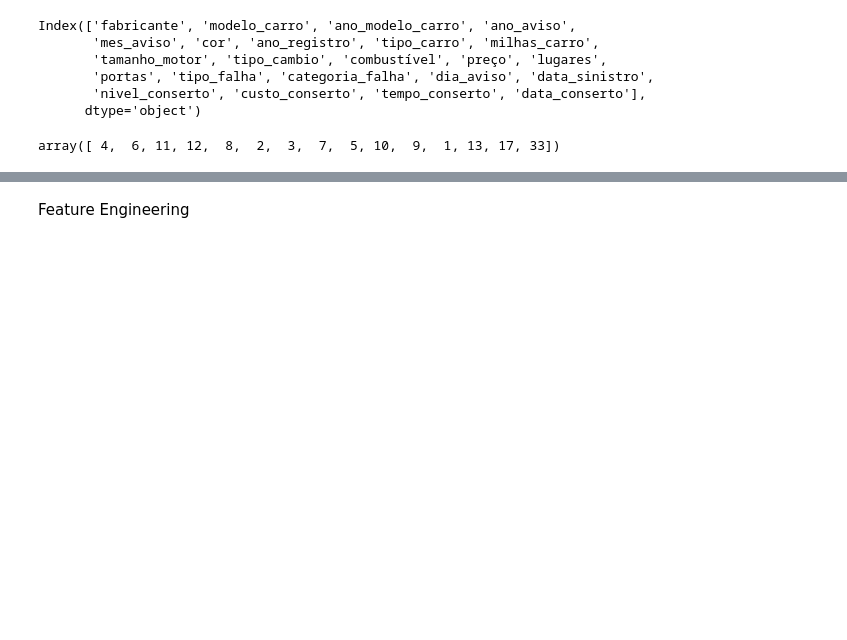
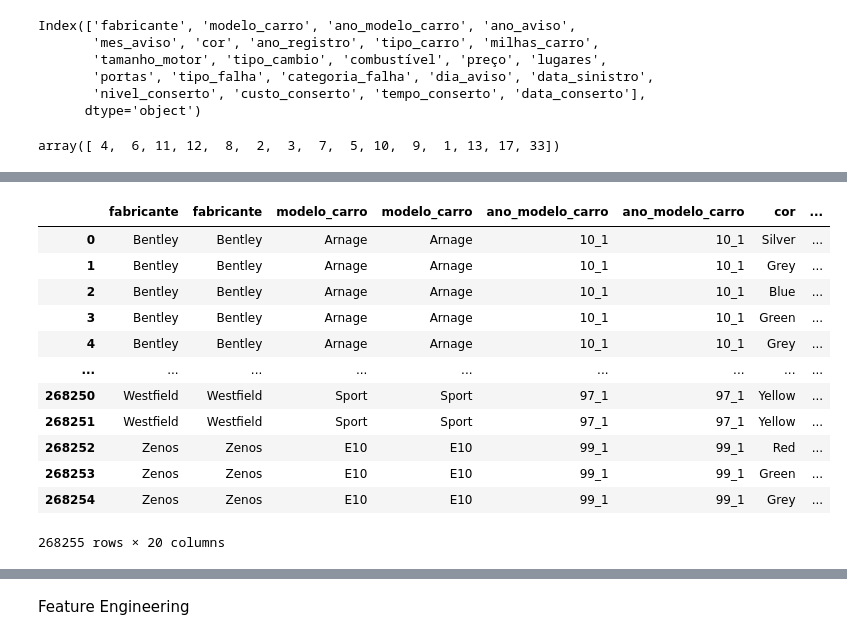
Before and after one commit to estevanmendes/data_science, a Jupyter notebook: EDA.ipynb, the cells around one changed output, grey strips where cells are left out. Saved outputs shown, nothing was run; the diff lists cells and outputs as text; code cells hidden in the pictures; blank space fills up the shorter version.

```diff
--- a/EDA.ipynb
+++ b/EDA.ipynb
@@ -225,0 +646,16 @@ cont_columns=['preço',"ano_aviso",'tempo_conserto',"milhas_carro","custo_conser
+# %%
+preprocessor.df[preprocessor.cat_columns]#.info()
+# %% [output]
+|  | fabricante | fabricante | modelo_carro | modelo_carro | ano_modelo_carro | ano_modelo_carro | cor | ... |
+| 0 | Bentley | Bentley | Arnage | Arnage | 10_1 | 10_1 | Silver | ... |
+| 1 | Bentley | Bentley | Arnage | Arnage | 10_1 | 10_1 | Grey | ... |
+| 2 | Bentley | Bentley | Arnage | Arnage | 10_1 | 10_1 | Blue | ... |
+| 3 | Bentley | Bentley | Arnage | Arnage | 10_1 | 10_1 | Green | ... |
+| 4 | Bentley | Bentley | Arnage | Arnage | 10_1 | 10_1 | Grey | ... |
+| ... | ... | ... | ... | ... | ... | ... | ... | ... |
+| 268250 | Westfield | Westfield | Sport | Sport | 97_1 | 97_1 | Yellow | ... |
+| 268251 | Westfield | Westfield | Sport | Sport | 97_1 | 97_1 | Yellow | ... |
+| 268252 | Zenos | Zenos | E10 | E10 | 99_1 | 99_1 | Red | ... |
+| 268253 | Zenos | Zenos | E10 | E10 | 99_1 | 99_1 | Green | ... |
+| 268254 | Zenos | Zenos | E10 | E10 | 99_1 | 99_1 | Grey | ... |
+268255 rows × 20 columns
```
Also changed, not shown: parts of 24 cells of this notebook, 1 other file.
